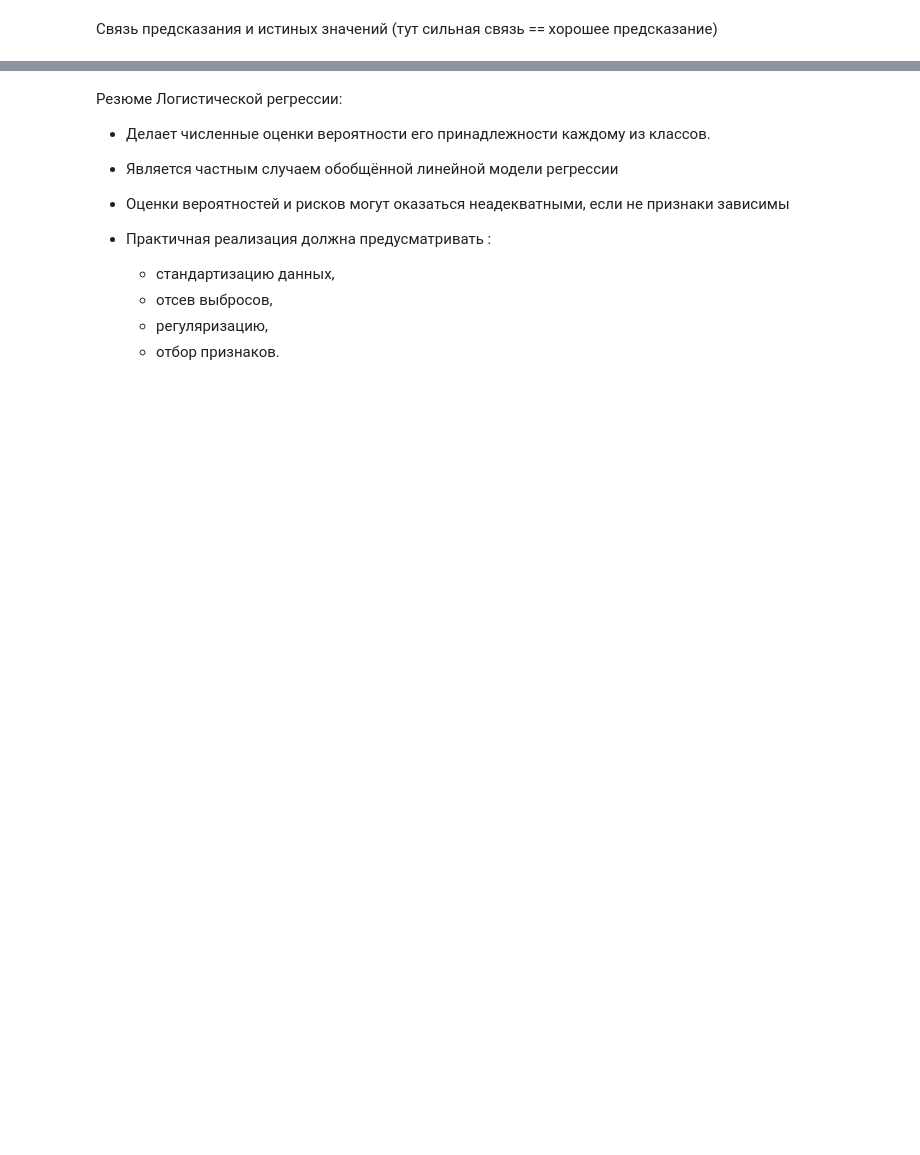
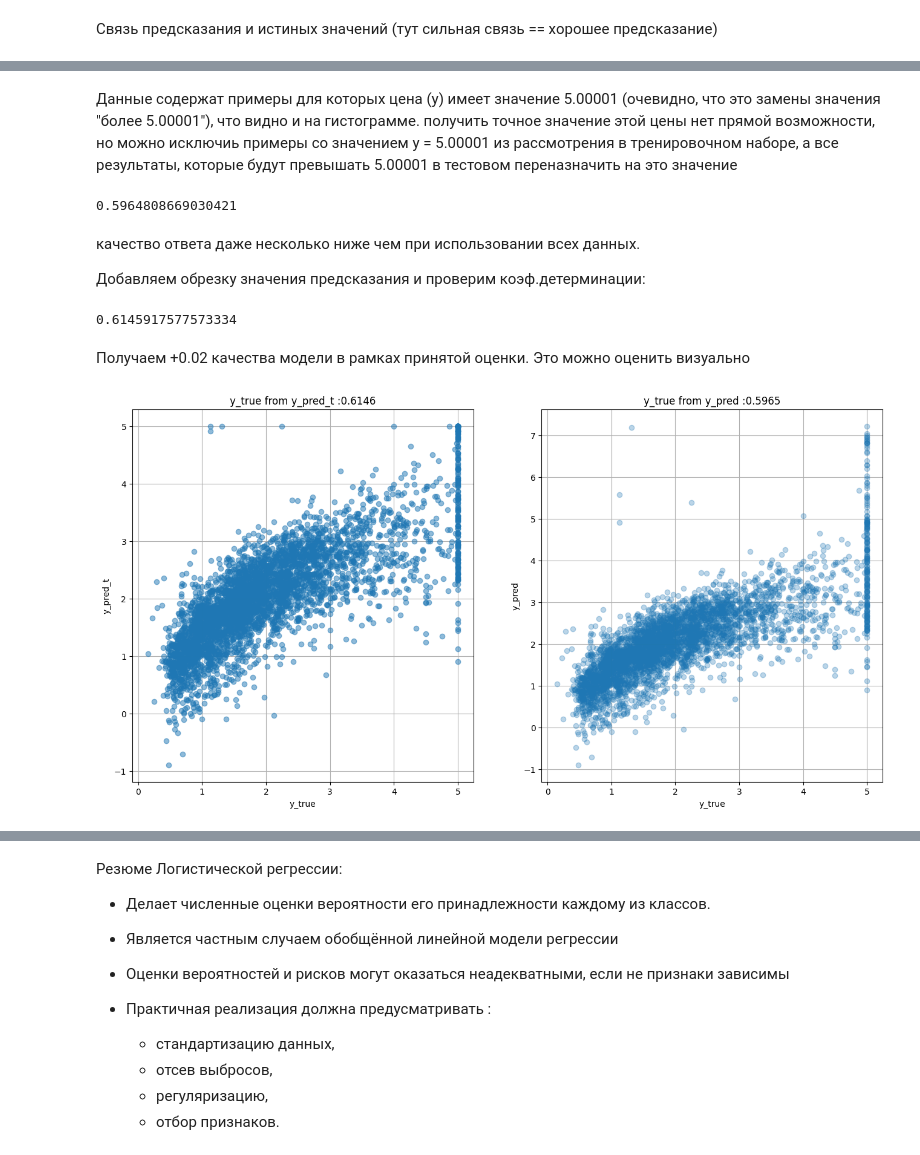
Before and after one commit to mkorlyakova/MSTU-courses, a Jupyter notebook: ML magister/4/ML_lab2.ipynb, the cells around one changed output, grey strips where cells are left out. Cells and saved outputs as stored; diff of their text form; code cells hidden in the pictures; blank space fills up the shorter version.

```diff
--- a/ML magister/4/ML_lab2.ipynb
+++ b/ML magister/4/ML_lab2.ipynb
@@ -625,0 +699,42 @@ plt.show()
+# %% [markdown]
+Данные содержат примеры для которых цена (у) имеет значение 5.00001 (очевидно, что это замены значения "более 5.00001"), что видно и на гистограмме. получить точное значение этой цены нет прямой возможности, но можно исключиь примеры со значением у = 5.00001 из рассмотрения в тренировочном наборе, а все результаты, которые будут превышать 5.00001 в тестовом переназначить на это значение
+# %%
+ind_y = np.where(y_train_tr < 5.00001)[0]
+reg = LinearRegression() # Создали объект линейная регрессия
+reg.fit(X_train_tr[ind_y,:], y_train_tr[ind_y]) # обучили
+r2_y_test_tr = reg.score(X_test_tr, y_test_tr) # Возвращает коэффициент детерминации прогноза
+r2_y_test_tr
+# %% [output]
+0.5964808669030421
+# %% [markdown]
+качество ответа даже несколько ниже чем при использовании всех данных.
+
+Добавляем обрезку значения предсказания и проверим коэф.детерминации:
+# %%
+y_pred_t = np.where(y_pred > 5.00001, 5.00001, y_pred)
+r2_y_test_tr_cut = r2_score(y_test_tr, y_pred_t)
+r2_y_test_tr_cut
+# %% [output]
+0.6145917577573334
+# %% [markdown]
+Получаем +0.02 качества модели в рамках принятой оценки. Это можно оценить визуально
+# %%
+plt.figure(figsize = (16,8))
+plt.subplot(1,2,1)
+plt.plot(y_test_tr,y_pred_t,'o', label = 'predict after cut', alpha = 0.5)
+
+plt.title('y_true from y_pred_t :' + str(np.round(r2_y_test_tr_cut,4)))
+plt.xlabel('y_true')
+plt.ylabel('y_pred_t')
+plt.grid()
+plt.subplot(1,2,2)
+
+plt.plot(y_test_tr,y_pred,'o', label = 'predict', alpha = 0.3)
+plt.title('y_true from y_pred :' + str(np.round(r2_y_test_tr,4)))
+plt.xlabel('y_true')
+plt.ylabel('y_pred')
+plt.grid()
+
+plt.show()
+# %% [output]
+[figure, added]
```
Also changed, not shown: parts of 37 cells of this notebook.
